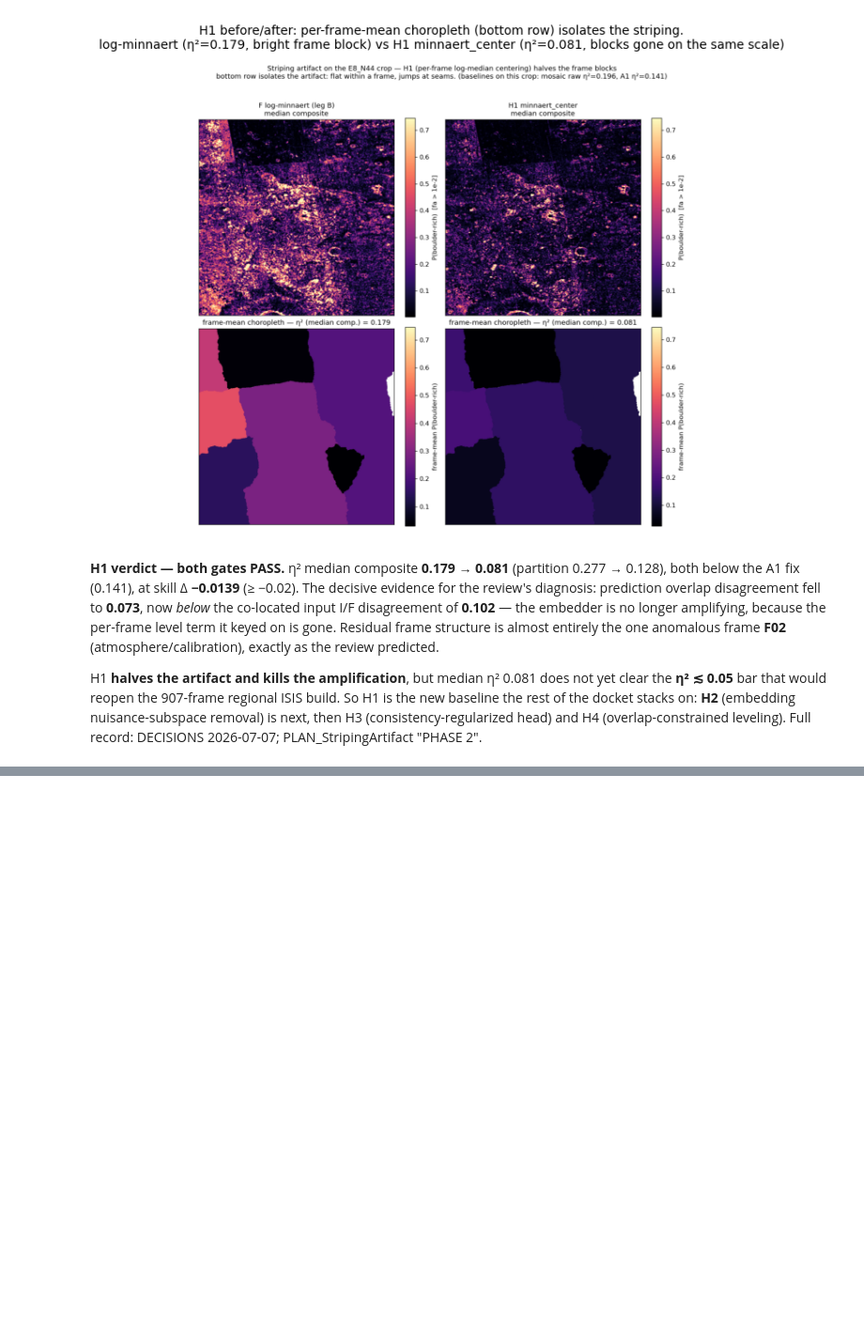
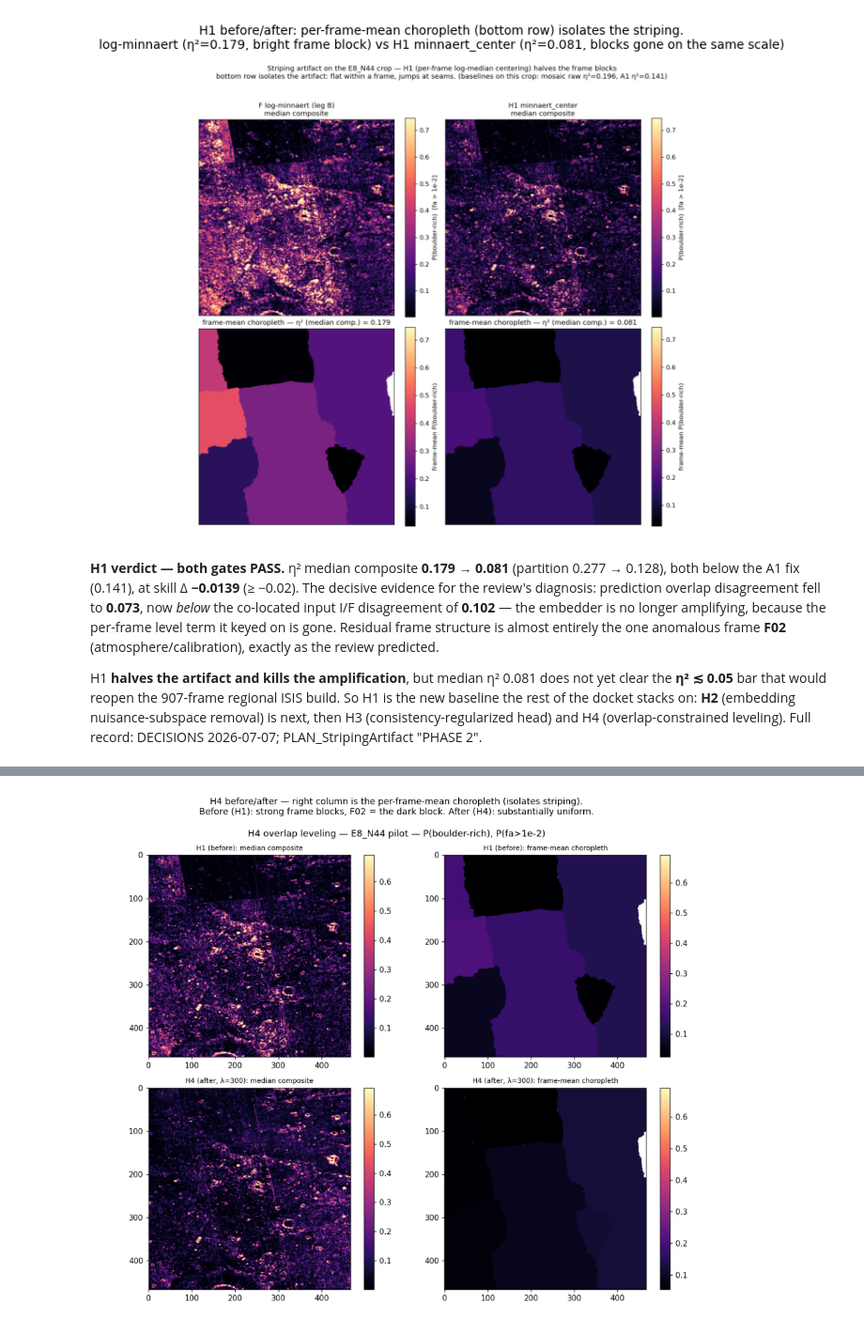
Before and after one commit to brianvamaro/hirise2ctx, a Jupyter notebook: notebooks/28_f_verdict.ipynb, the cells around one changed output, grey strips where cells are left out. Shown at 94% size. Drawn from its saved outputs; the diff is of its cells as text; code cells hidden in the pictures; blank space fills up the shorter version.

```diff
--- a/notebooks/28_f_verdict.ipynb
+++ b/notebooks/28_f_verdict.ipynb
@@ -267,0 +447,9 @@ rest of the docket stacks on: **H2** (embedding nuisance-subspace removal) is ne
+# %%
+fig, ax = plt.subplots(figsize=(13, 10))
+ax.imshow(mpimg.imread(FIG / "f_h4_leveling_choropleth.png")); ax.axis("off")
+ax.set_title("H4 before/after — right column is the per-frame-mean choropleth (isolates striping).\n"
+             "Before (H1): strong frame blocks, F02 = the dark block. After (H4): substantially "
+             "uniform.", fontsize=10)
+plt.show()
+# %% [output]
+[figure, added]
```
Also changed, not shown: parts of 16 cells of this notebook, 20 other files.
